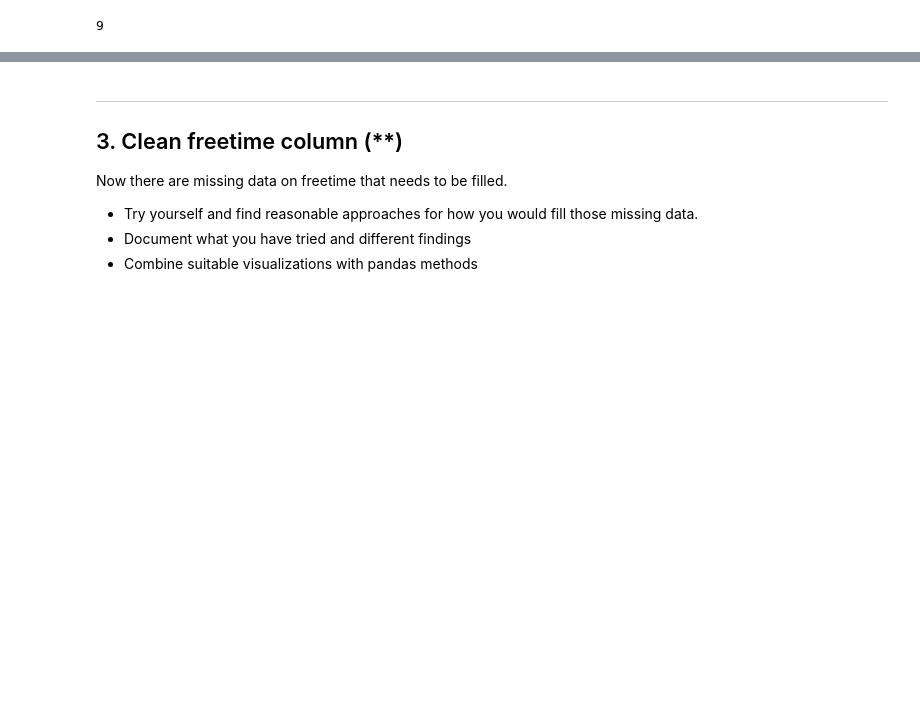
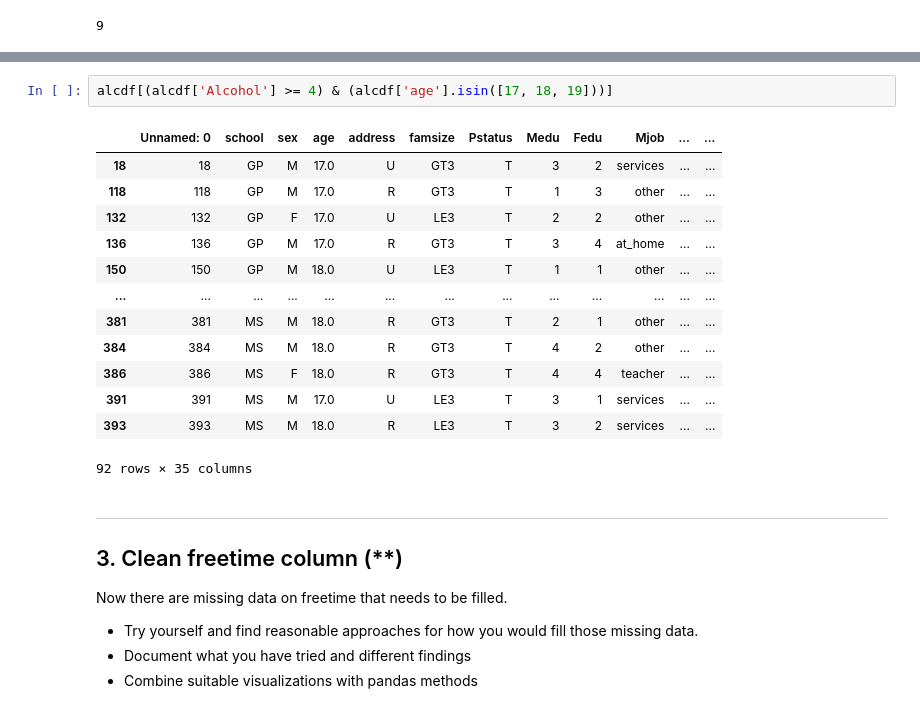
Before and after one commit to zoneme99/AI24-Databehandling-JC, a Jupyter notebook: Exercises/E01_missing_aggregation.ipynb, the cells around one changed output, grey strips where cells are left out. Cells and saved outputs as stored; diff of their text form; blank space fills up the shorter version.

```diff
--- a/Exercises/E01_missing_aggregation.ipynb
+++ b/Exercises/E01_missing_aggregation.ipynb
@@ -364,3 +364,19 @@ Text(0.5, 1.0, 'Without age > 19')
+# %%
+alcdf[(alcdf['Alcohol'] >= 4) & (alcdf['age'].isin([17, 18, 19]))]
+# %% [output]
+|  | Unnamed: 0 | school | sex | age | address | famsize | Pstatus | Medu | Fedu | Mjob | ... | ... |
+| 18 | 18 | GP | M | 17.0 | U | GT3 | T | 3 | 2 | services | ... | ... |
+| 118 | 118 | GP | M | 17.0 | R | GT3 | T | 1 | 3 | other | ... | ... |
+| 132 | 132 | GP | F | 17.0 | U | LE3 | T | 2 | 2 | other | ... | ... |
+| 136 | 136 | GP | M | 17.0 | R | GT3 | T | 3 | 4 | at_home | ... | ... |
+| 150 | 150 | GP | M | 18.0 | U | LE3 | T | 1 | 1 | other | ... | ... |
+| ... | ... | ... | ... | ... | ... | ... | ... | ... | ... | ... | ... | ... |
+| 381 | 381 | MS | M | 18.0 | R | GT3 | T | 2 | 1 | other | ... | ... |
+| 384 | 384 | MS | M | 18.0 | R | GT3 | T | 4 | 2 | other | ... | ... |
+| 386 | 386 | MS | F | 18.0 | R | GT3 | T | 4 | 4 | teacher | ... | ... |
+| 391 | 391 | MS | M | 17.0 | U | LE3 | T | 3 | 1 | services | ... | ... |
+| 393 | 393 | MS | M | 18.0 | R | LE3 | T | 3 | 2 | services | ... | ... |
+92 rows × 35 columns
 # %% [markdown]
 ---
 ## 3. Clean freetime column (**)
```
Also changed, not shown: parts of 1 cell of this notebook.
